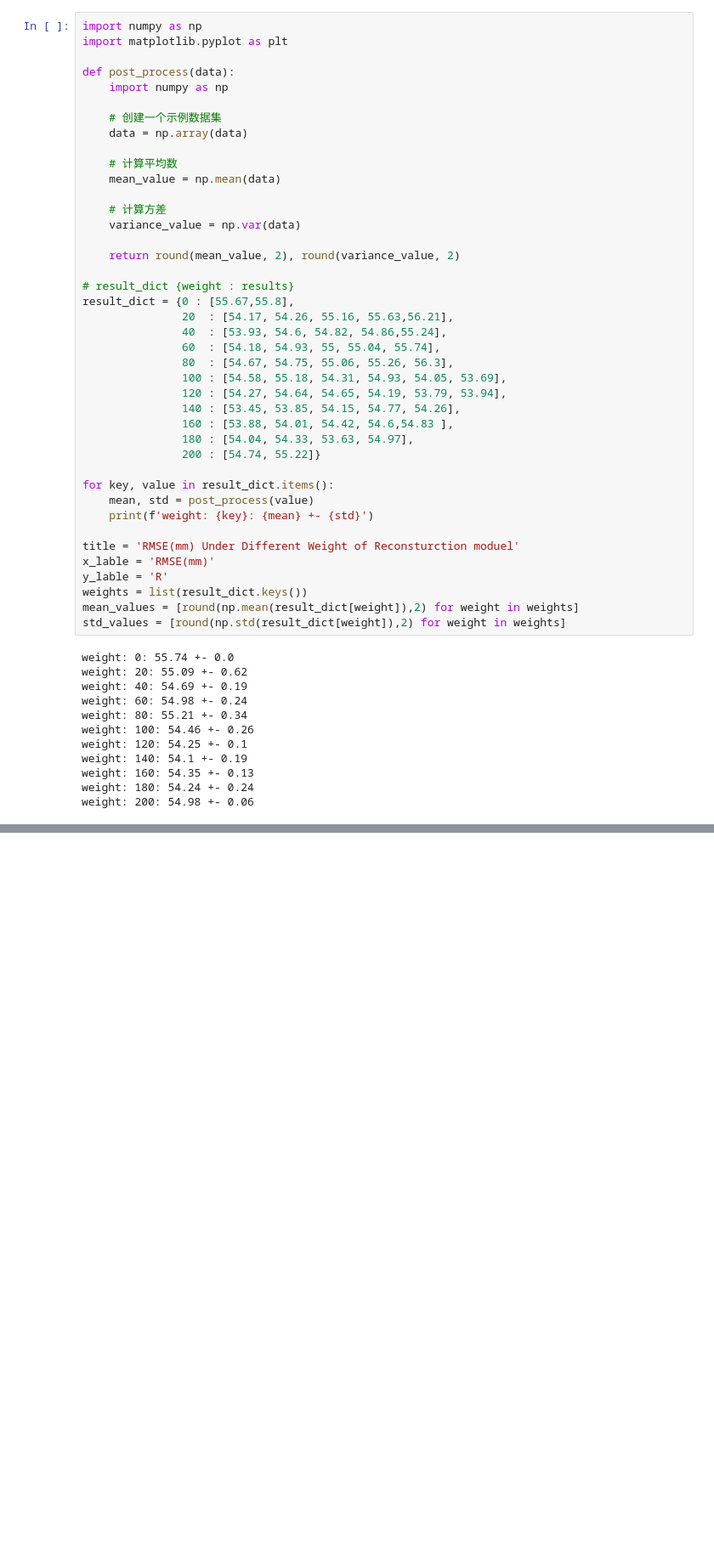
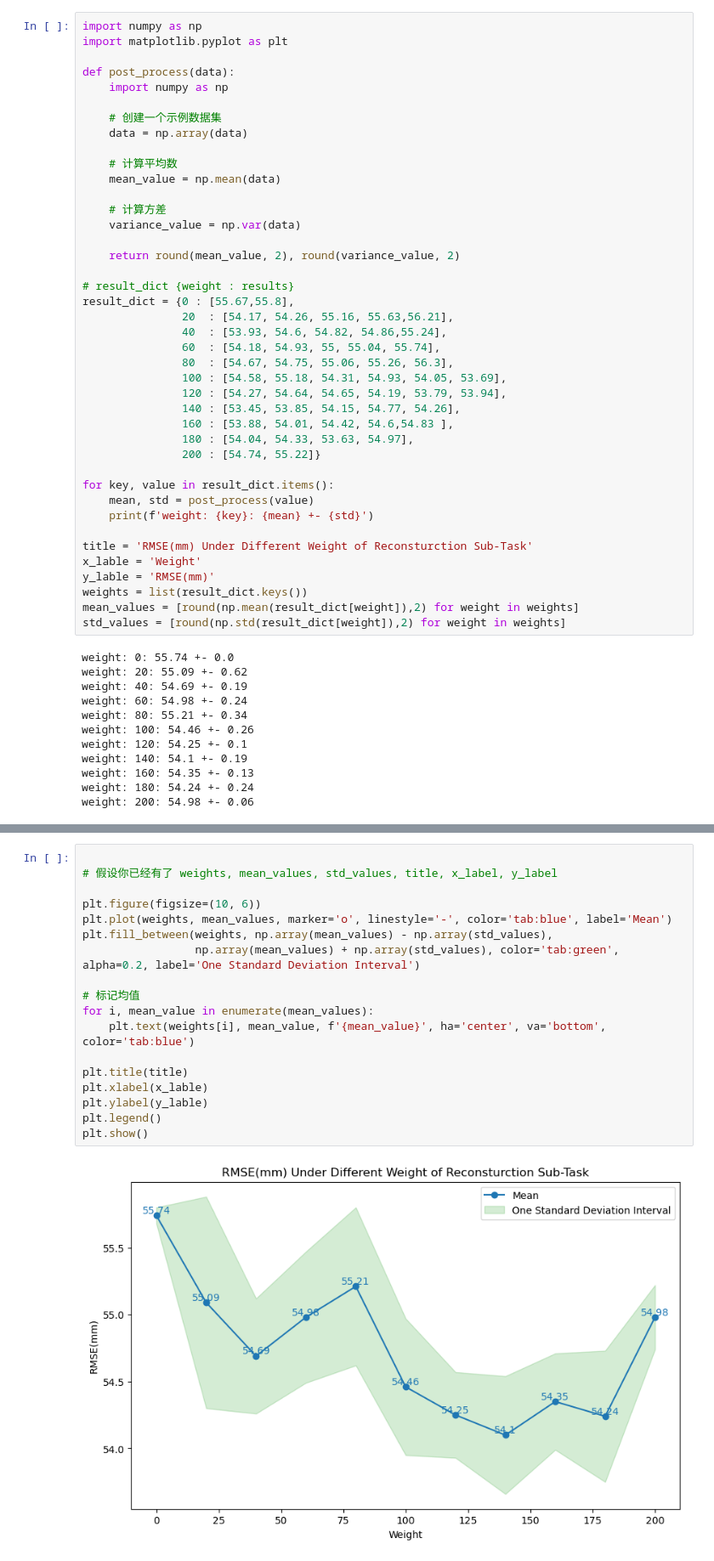
Before and after one commit to WeigengLi/MTL-VIT2EEG, a Jupyter notebook: plotings.ipynb, the cells around one changed output, grey strips where cells are left out. Shown: that part at 85% size. Drawn from its saved outputs; the diff is of its cells as text; blank space fills up the shorter version.

```diff
--- a/plotings.ipynb
+++ b/plotings.ipynb
@@ -33,9 +33,9 @@ for key, value in result_dict.items():
     mean, std = post_process(value)
     print(f'weight: {key}: {mean} +- {std}')
 
-title = 'RMSE(mm) Under Different Weight of Reconsturction moduel'
-x_lable = 'RMSE(mm)'
-y_lable = 'R'
+title = 'RMSE(mm) Under Different Weight of Reconsturction Sub-Task'
+x_lable = 'Weight'
+y_lable = 'RMSE(mm)'
 weights = list(result_dict.keys())
 mean_values = [round(np.mean(result_dict[weight]),2) for weight in weights]
 std_values = [round(np.std(result_dict[weight]),2) for weight in weights]
@@ -109,3 +109,23 @@ plt.show()
+# %%
+
+# 假设你已经有了 weights, mean_values, std_values, title, x_label, y_label
+
+plt.figure(figsize=(10, 6))
+plt.plot(weights, mean_values, marker='o', linestyle='-', color='tab:blue', label='Mean')
+plt.fill_between(weights, np.array(mean_values) - np.array(std_values),
+                 np.array(mean_values) + np.array(std_values), color='tab:green', alpha=0.2, label='One Standard Deviation Interval')
+
+# 标记均值
+for i, mean_value in enumerate(mean_values):
+    plt.text(weights[i], mean_value, f'{mean_value}', ha='center', va='bottom', color='tab:blue')
+
+plt.title(title)
+plt.xlabel(x_lable)
+plt.ylabel(y_lable)
+plt.legend()
+plt.show()
+# %% [output]
+[figure, added]
 # %%
   # post_process([54.27, 55.83, 56.11, 54.93, 55.03]) # weight100
     # post_process([54.26, 55.14, 55.23, 55.03, 54.21]) # weight120
```
Also changed, not shown: parts of 3 cells of this notebook, 1 other file.
